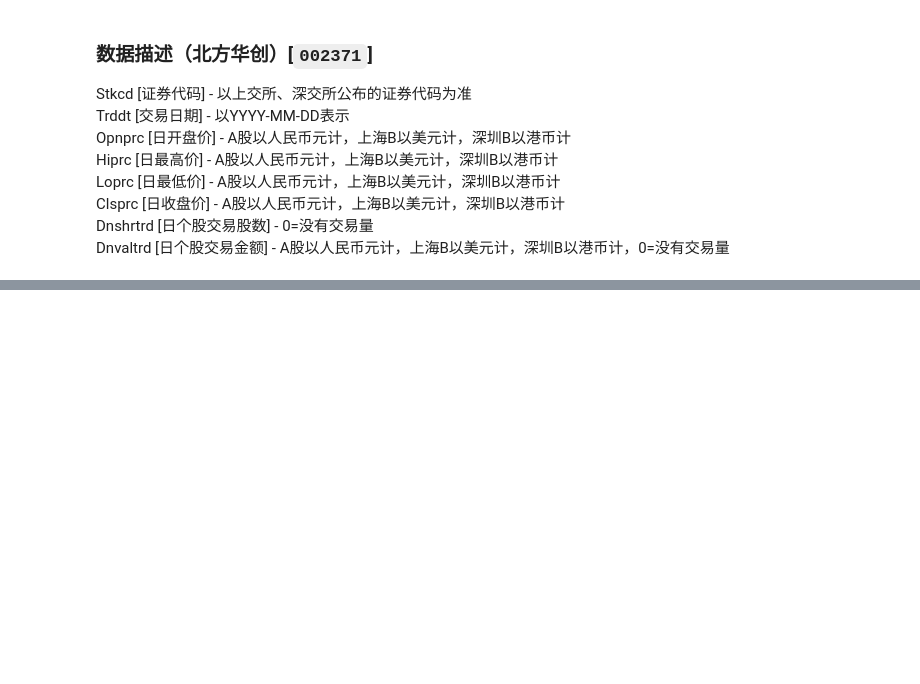
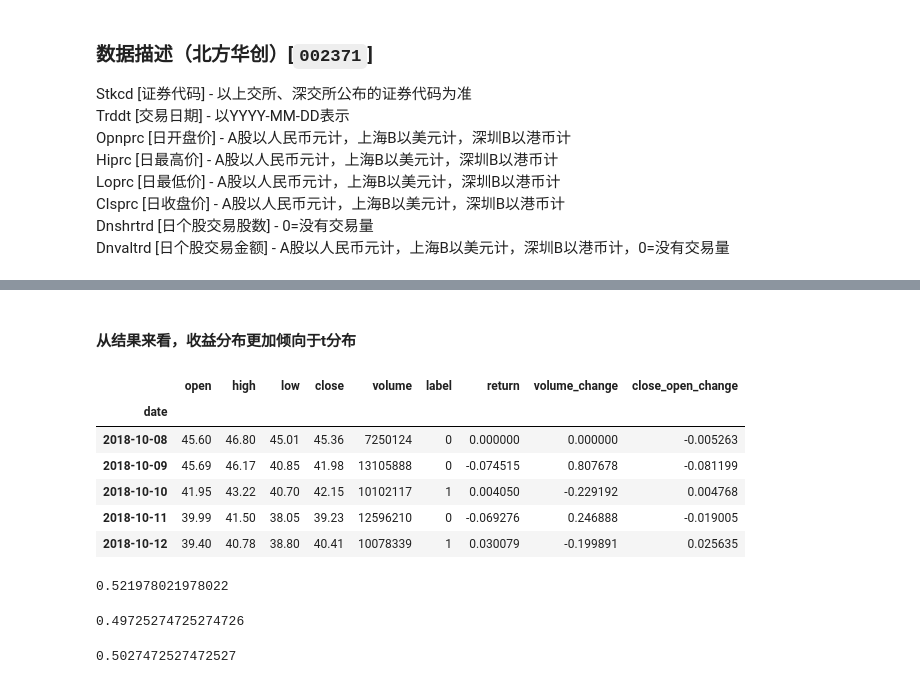
Before and after one commit to sfcs0311/AllThings, a Jupyter notebook: 大数据/大作业/main.ipynb, the cells around one changed output, grey strips where cells are left out. Cells and saved outputs as stored; diff of their text form; code cells hidden in the pictures; blank space fills up the shorter version.

```diff
--- a/大数据/大作业/main.ipynb
+++ b/大数据/大作业/main.ipynb
@@ -336,0 +155,25 @@ weighted avg       0.29      0.53      0.37       243
+# %% [markdown]
+#### 从结果来看，收益分布更加倾向于t分布
+# %%
+'''
+(5)	基于7:3的训练集/测试集切分，使用上一个交易日或以前信息，
+分别用K近邻、决策树、朴素贝叶斯、人工神经网络对下一个交易日股票收盘价是否会高于开盘价进行预测，
+将收盘价高于开盘价的交易日定义为正类，计算召回率、精度、准确率。
+要求：除使用下载数据字段作为属性外，自己另外构建2个属性用于预测；说明超参数选择，用测试集展示预测效果。（40分）
+'''
+# 构建属性'放量情况'，'日内涨幅'，并处理缺失值和无穷值
+data['volume_change'] = data['volume'].pct_change()
+data['volume_change'].fillna(0, inplace=True)
+data['volume_change'].replace([np.inf, -np.inf], 0, inplace=True)
+data['close_open_change'] = (data['close'] - data['open']) / data['open']
+data['close_open_change'].fillna(0, inplace=True)
+data['close_open_change'].replace([np.inf, -np.inf], 0, inplace=True)
+data.head()
+# %% [output]
+|  | open | high | low | close | volume | label | return | volume_change | close_open_change |
+| date |  |  |  |  |  |  |  |  |  |
+| 2018-10-08 | 45.60 | 46.80 | 45.01 | 45.36 | 7250124 | 0 | 0.000000 | 0.000000 | -0.005263 |
+| 2018-10-09 | 45.69 | 46.17 | 40.85 | 41.98 | 13105888 | 0 | -0.074515 | 0.807678 | -0.081199 |
+| 2018-10-10 | 41.95 | 43.22 | 40.70 | 42.15 | 10102117 | 1 | 0.004050 | -0.229192 | 0.004768 |
+| 2018-10-11 | 39.99 | 41.50 | 38.05 | 39.23 | 12596210 | 0 | -0.069276 | 0.246888 | -0.019005 |
+| 2018-10-12 | 39.40 | 40.78 | 38.80 | 40.41 | 10078339 | 1 | 0.030079 | -0.199891 | 0.025635 |
@@ -336,0 +192,31 @@ weighted avg       0.29      0.53      0.37       243
+# %%
+# KNN
+from sklearn.neighbors import KNeighborsClassifier
+
+n = 15
+knn = KNeighborsClassifier(n_neighbors=n)
+knn.fit(train_x, train_y)
+y_pred = knn.predict(test_x)
+(y_pred == test_y).sum() / len(test_y)
+# %% [output]
+0.521978021978022
+# %%
+# 决策树
+from sklearn.tree import DecisionTreeClassifier
+
+dtc = DecisionTreeClassifier()
+dtc.fit(train_x, train_y)
+y_pred = dtc.predict(test_x)
+(y_pred == test_y).sum() / len(test_y)
+# %% [output]
+0.49725274725274726
+# %%
+# 朴素贝叶斯
+from sklearn.naive_bayes import GaussianNB
+
+gnb = GaussianNB()
+gnb.fit(train_x, train_y)
+y_pred = gnb.predict(test_x)
+(y_pred == test_y).sum() / len(test_y)
+# %% [output]
+0.5027472527472527
```
Also changed, not shown: parts of 27 cells of this notebook, 2 other files.
